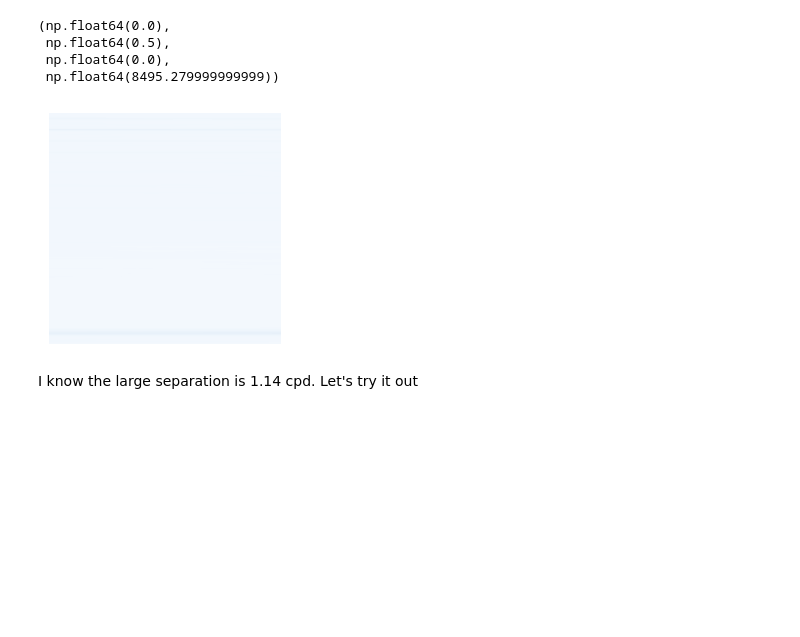
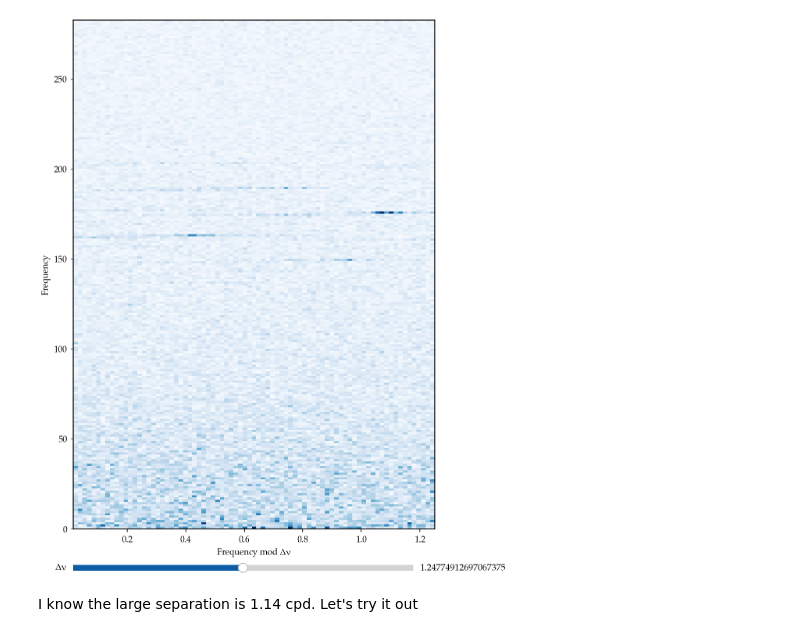
Before and after one commit to danhey/echelle, a Jupyter notebook: example.ipynb, the cells around one changed output. Saved outputs shown, nothing was run; the diff lists cells and outputs as text; code cells hidden in the pictures; blank space fills up the shorter version.

```diff
--- a/example.ipynb
+++ b/example.ipynb
@@ -17,7 +20,14 @@ frequency, amplitude
 # %%
-# c = echelle.interact_echelle(frequency, amplitude, 0.5, 2,
-#                          return_coords=True,
-#                          cmap='Blues', smooth=True, step=None, scale='sqrt',
-# #                              backend='bokeh'
-#                             )
+c = echelle.interact_echelle(
+    freq,
+    amp,
+    0.5,
+    2,
+    return_coords=True,
+    cmap="Blues",
+    smooth=False,
+    step=None,
+    scale="sqrt",
+    backend="matplotlib",
+)
 # %% [output]
@@ -28,13 +34 @@ WARNING:tornado.access:403 GET /ws?id=0e00871a-f974-4924-b8d2-1fe73bb61842&origi
+[figure, added]
-# %%
-fig, ax = plt.subplots(figsize=[3, 3])
-echelle.plot_echelle(frequency, amplitude, 1.14, scale='sqrt', ax=ax,
-                    cmap='Blues', interpolation='bicubic', smooth=True)
-plt.xlim(0, 0.5)
-plt.axis('off')
-# plt.savefig('logo.png', dpi=300)
-# %% [output]
-(np.float64(0.0),
- np.float64(0.5),
- np.float64(0.0),
- np.float64(8495.279999999999))
-[figure, removed]
```
Also changed, not shown: parts of 12 cells of this notebook.
